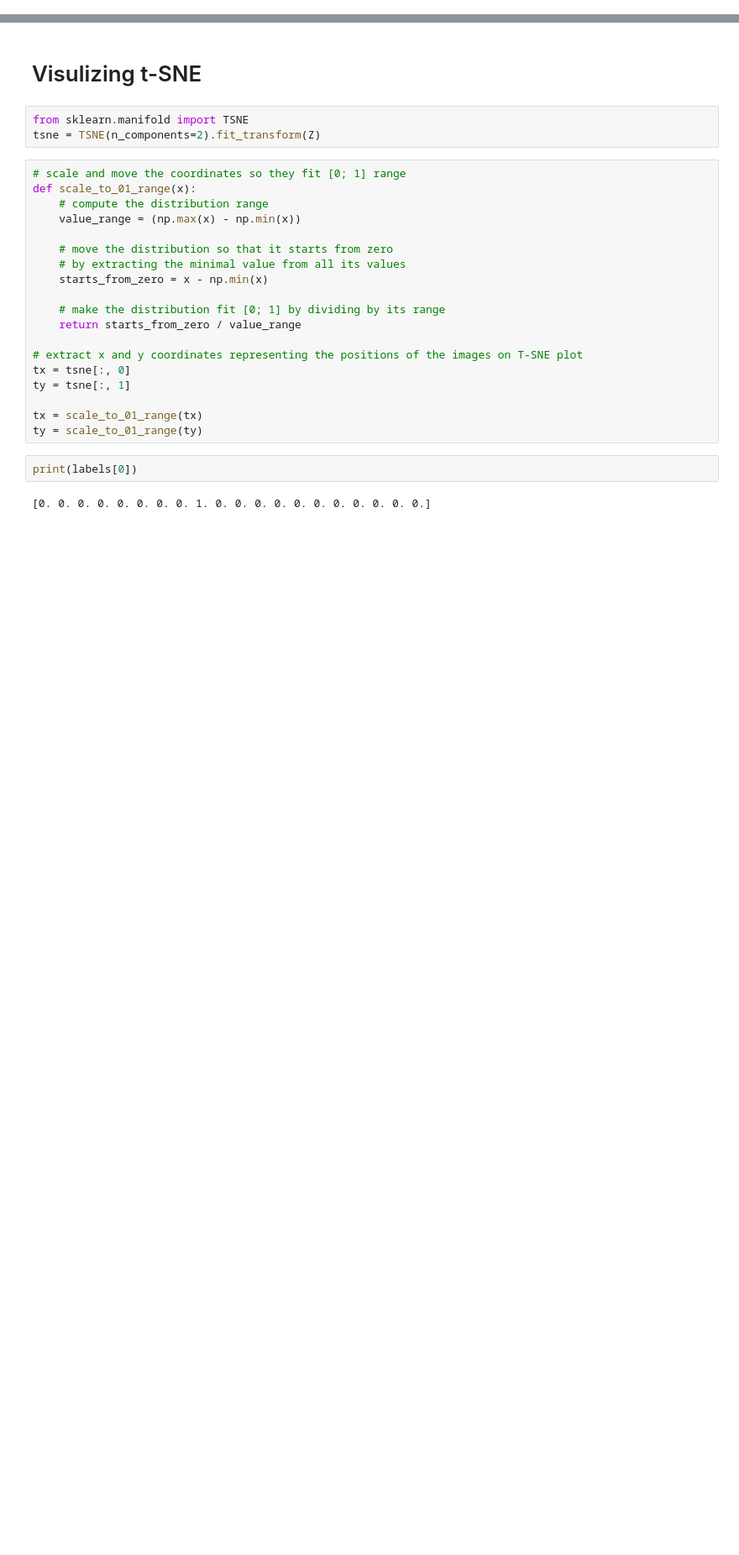
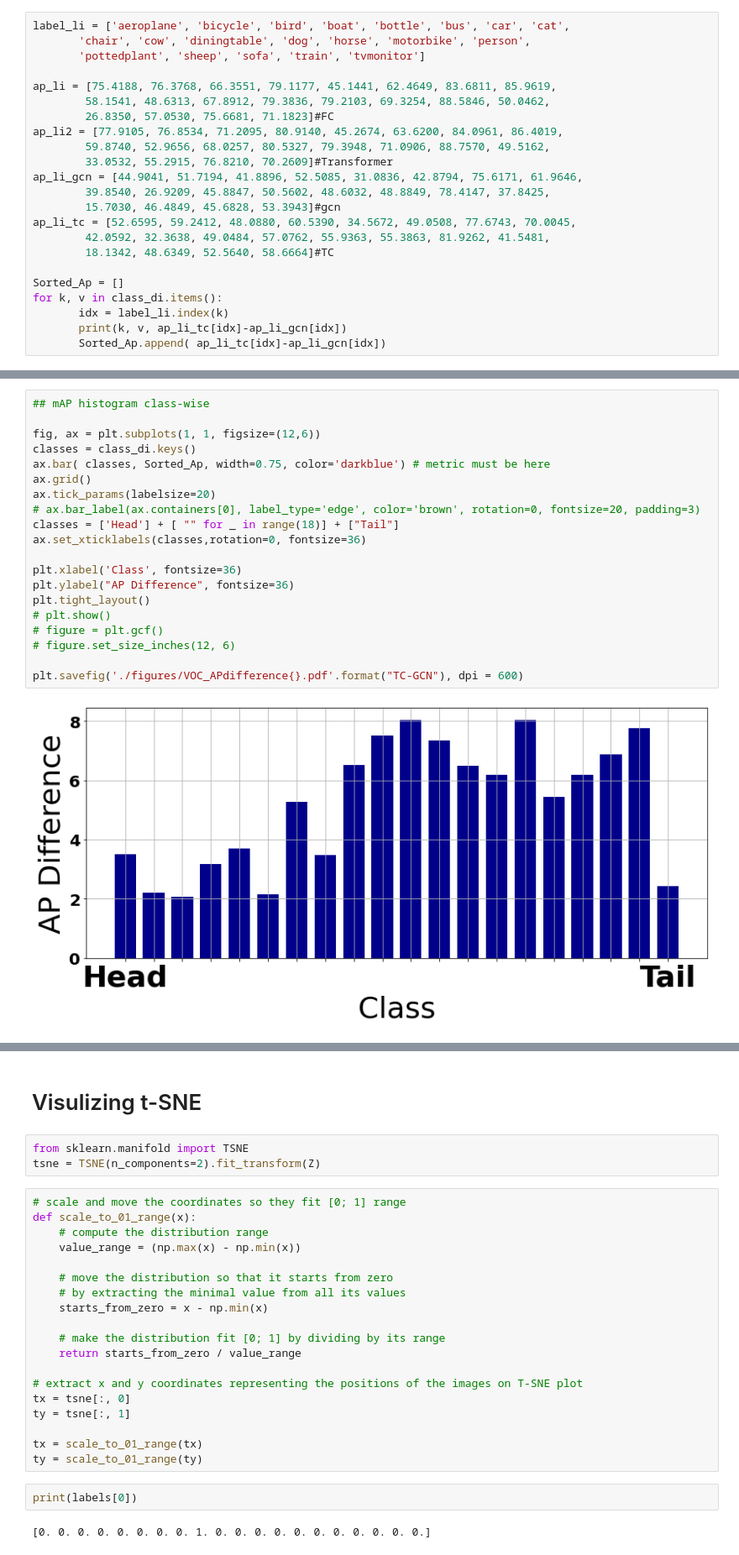
Before and after one commit to SeonghaEom/LT-ML, a Jupyter notebook: visualization.ipynb, the cells around one changed output, grey strips where cells are left out. Shown: that part at 84% size. Cells and saved outputs as stored; diff of their text form; blank space fills up the shorter version.

```diff
--- a/visualization.ipynb
+++ b/visualization.ipynb
@@ -47,0 +265,23 @@ backbone2.load_state_dict(di2['state_dict'])
+# %%
+label_li = ['aeroplane', 'bicycle', 'bird', 'boat', 'bottle', 'bus', 'car', 'cat',
+       'chair', 'cow', 'diningtable', 'dog', 'horse', 'motorbike', 'person',
+       'pottedplant', 'sheep', 'sofa', 'train', 'tvmonitor']
+
+ap_li = [75.4188, 76.3768, 66.3551, 79.1177, 45.1441, 62.4649, 83.6811, 85.9619,
+        58.1541, 48.6313, 67.8912, 79.3836, 79.2103, 69.3254, 88.5846, 50.0462,
+        26.8350, 57.0530, 75.6681, 71.1823]#FC
+ap_li2 = [77.9105, 76.8534, 71.2095, 80.9140, 45.2674, 63.6200, 84.0961, 86.4019,
+        59.8740, 52.9656, 68.0257, 80.5327, 79.3948, 71.0906, 88.7570, 49.5162,
+        33.0532, 55.2915, 76.8210, 70.2609]#Transformer
+ap_li_gcn = [44.9041, 51.7194, 41.8896, 52.5085, 31.0836, 42.8794, 75.6171, 61.9646,
+        39.8540, 26.9209, 45.8847, 50.5602, 48.6032, 48.8849, 78.4147, 37.8425,
+        15.7030, 46.4849, 45.6828, 53.3943]#gcn
+ap_li_tc = [52.6595, 59.2412, 48.0880, 60.5390, 34.5672, 49.0508, 77.6743, 70.0045,
+        42.0592, 32.3638, 49.0484, 57.0762, 55.9363, 55.3863, 81.9262, 41.5481,
+        18.1342, 48.6349, 52.5640, 58.6664]#TC
+
+Sorted_Ap = []
+for k, v in class_di.items():
+       idx = label_li.index(k)
+       print(k, v, ap_li_tc[idx]-ap_li_gcn[idx])
+       Sorted_Ap.append( ap_li_tc[idx]-ap_li_gcn[idx])
@@ -47,0 +309,22 @@ backbone2.load_state_dict(di2['state_dict'])
+# %%
+## mAP histogram class-wise
+
+fig, ax = plt.subplots(1, 1, figsize=(12,6))
+classes = class_di.keys()
+ax.bar( classes, Sorted_Ap, width=0.75, color='darkblue') # metric must be here
+ax.grid()
+ax.tick_params(labelsize=20)
+# ax.bar_label(ax.containers[0], label_type='edge', color='brown', rotation=0, fontsize=20, padding=3)
+classes = ['Head'] + [ "" for _ in range(18)] + ["Tail"]
+ax.set_xticklabels(classes,rotation=0, fontsize=36)
+
+plt.xlabel('Class', fontsize=36)
+plt.ylabel("AP Difference", fontsize=36)
+plt.tight_layout()
+# plt.show()
+# figure = plt.gcf()
+# figure.set_size_inches(12, 6)
+
+plt.savefig('./figures/VOC_APdifference{}.pdf'.format("TC-GCN"), dpi = 600)
+# %% [output]
+[figure, added]
```
Also changed, not shown: parts of 43 cells of this notebook, 3 other files.
